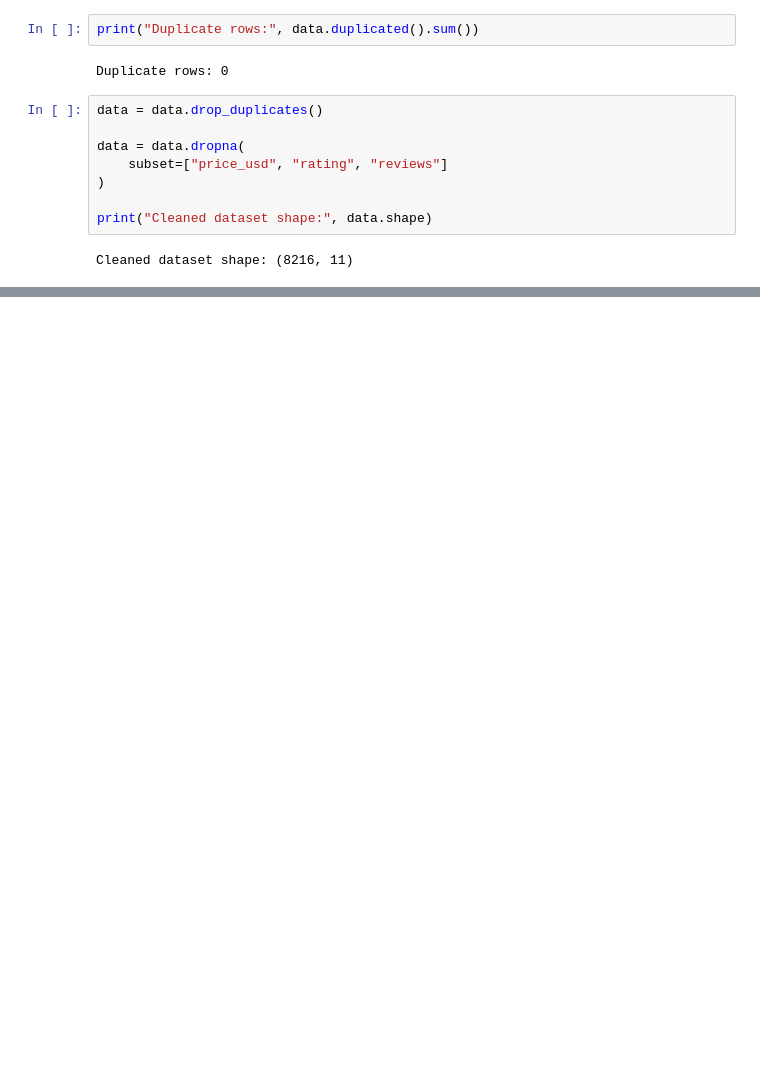
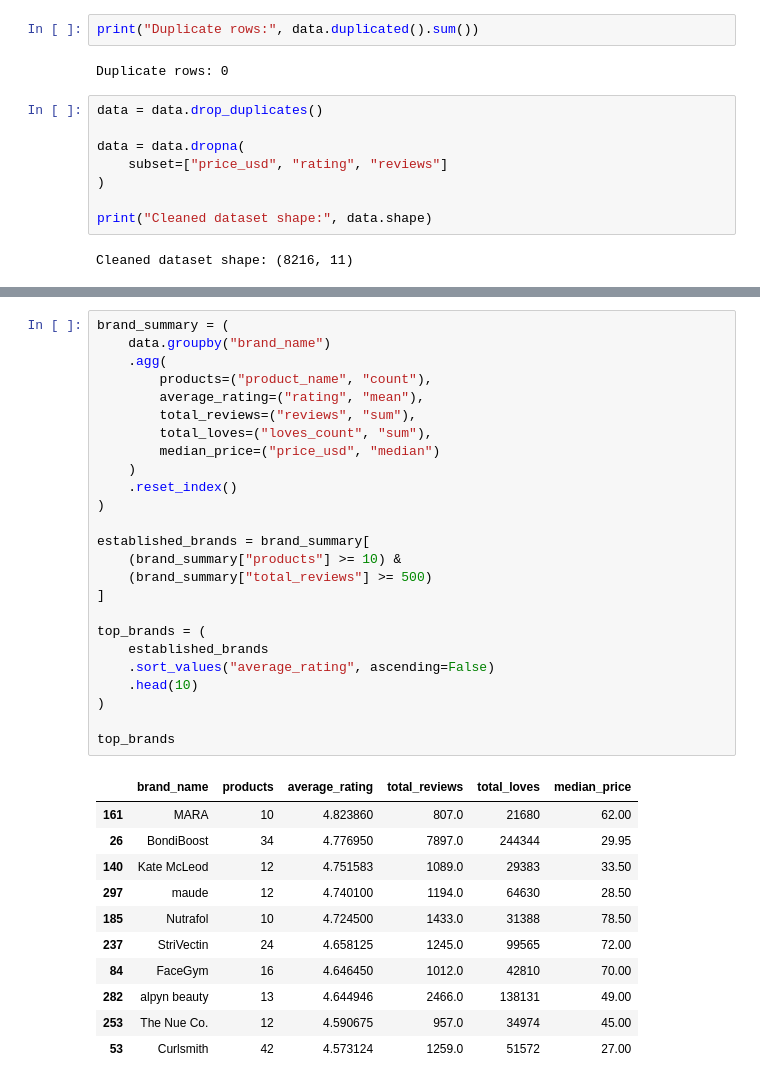
Before and after one commit to Nayoneeka23/Beauty_product_business_analysis, a Jupyter notebook: analysis.ipynb, the cells around one changed output, grey strips where cells are left out. Drawn from its saved outputs; the diff is of its cells as text; blank space fills up the shorter version.

```diff
--- a/analysis.ipynb
+++ b/analysis.ipynb
@@ -111,0 +204,37 @@ Cleaned dataset shape: (8216, 11)
+# %%
+brand_summary = (
+    data.groupby("brand_name")
+    .agg(
+        products=("product_name", "count"),
+        average_rating=("rating", "mean"),
+        total_reviews=("reviews", "sum"),
+        total_loves=("loves_count", "sum"),
+        median_price=("price_usd", "median")
+    )
+    .reset_index()
+)
+
+established_brands = brand_summary[
+    (brand_summary["products"] >= 10) &
+    (brand_summary["total_reviews"] >= 500)
+]
+
+top_brands = (
+    established_brands
+    .sort_values("average_rating", ascending=False)
+    .head(10)
+)
+
+top_brands
+# %% [output]
+|  | brand_name | products | average_rating | total_reviews | total_loves | median_price |
+| 161 | MARA | 10 | 4.823860 | 807.0 | 21680 | 62.00 |
+| 26 | BondiBoost | 34 | 4.776950 | 7897.0 | 244344 | 29.95 |
+| 140 | Kate McLeod | 12 | 4.751583 | 1089.0 | 29383 | 33.50 |
+| 297 | maude | 12 | 4.740100 | 1194.0 | 64630 | 28.50 |
+| 185 | Nutrafol | 10 | 4.724500 | 1433.0 | 31388 | 78.50 |
+| 237 | StriVectin | 24 | 4.658125 | 1245.0 | 99565 | 72.00 |
+| 84 | FaceGym | 16 | 4.646450 | 1012.0 | 42810 | 70.00 |
+| 282 | alpyn beauty | 13 | 4.644946 | 2466.0 | 138131 | 49.00 |
+| 253 | The Nue Co. | 12 | 4.590675 | 957.0 | 34974 | 45.00 |
+| 53 | Curlsmith | 42 | 4.573124 | 1259.0 | 51572 | 27.00 |
```
Also changed, not shown: parts of 10 cells of this notebook, 1 other file.
